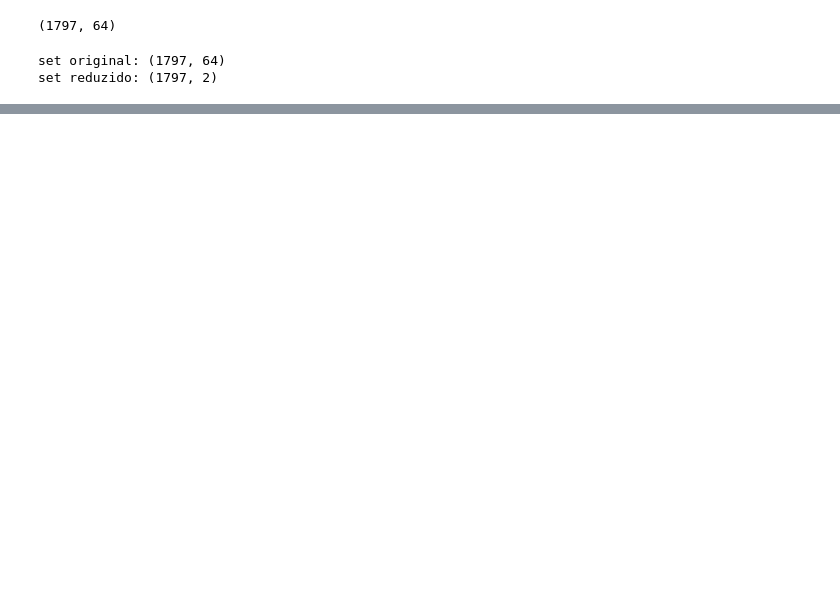
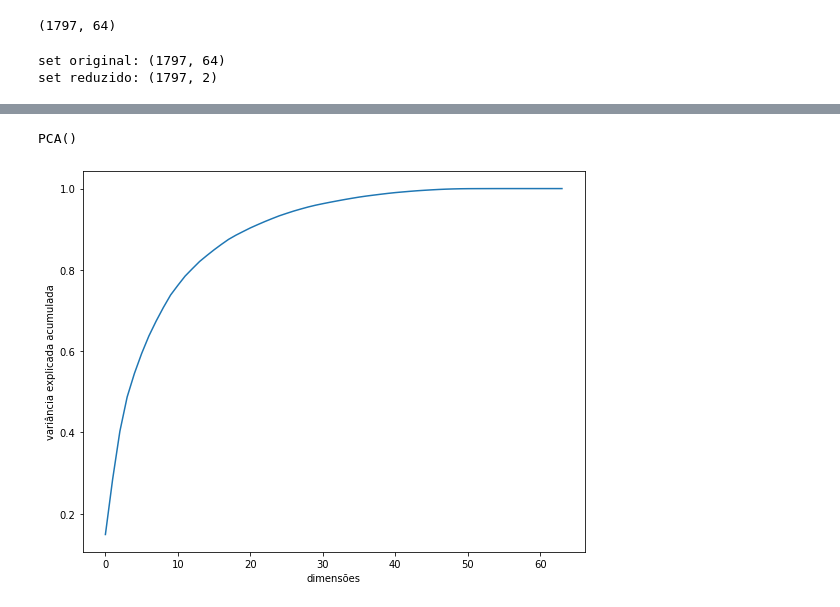
Before and after one commit to mikaelcordeiro/semanas, a Jupyter notebook: semana6/semana_6_teoria.ipynb, the cells around one changed output, grey strips where cells are left out. Cells and saved outputs as stored; diff of their text form; code cells hidden in the pictures; blank space fills up the shorter version.

```diff
--- a/semana6/semana_6_teoria.ipynb
+++ b/semana6/semana_6_teoria.ipynb
@@ -97,0 +164,18 @@ set reduzido: (1797, 2)
+# %%
+pca_64.fit(digitos.data)
+# %% [output]
+PCA()
+# %%
+var_exp_64 = pca_64.explained_variance_ratio_
+# %%
+malha = np.arange(var_exp_64.size)  # malha espaçada de 1 unidade para representar as dimensões
+# %%
+cumulativa = np.cumsum(var_exp_64)
+# %%
+plt.figure(figsize=(9, 7))
+plt.plot(malha, cumulativa)
+plt.xlabel('dimensões')
+plt.ylabel('variância explicada acumulada')
+plt.show()
+# %% [output]
+[figure, added]
```
Also changed, not shown: parts of 35 cells of this notebook.
